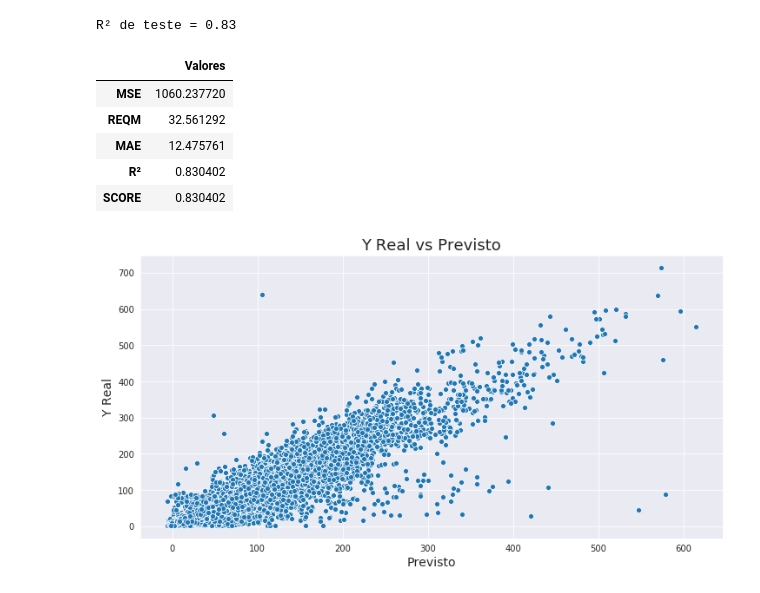
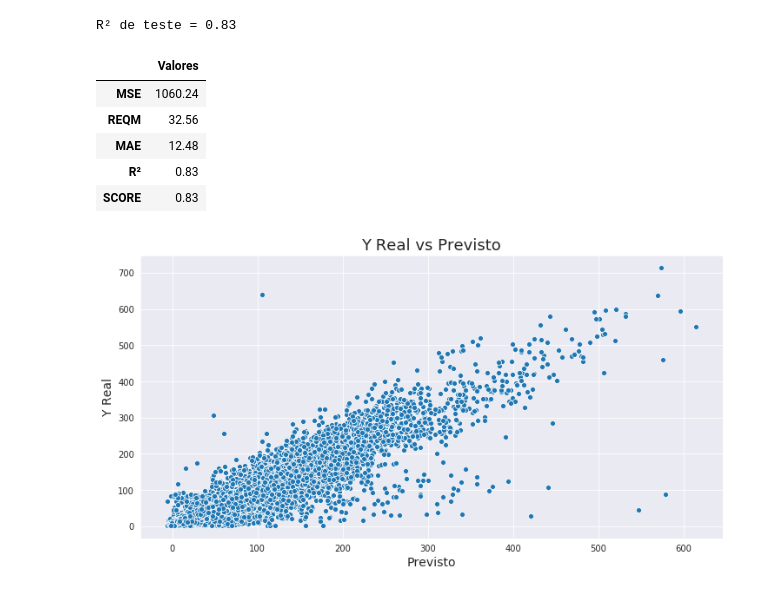
Before and after one commit to cesarvinici/DS-Beijing-PM2.5-, a Jupyter notebook: Analise Emissão PM2.5.ipynb, the cells around one changed output. Cells and saved outputs as stored; diff of their text form; code cells hidden in the pictures.

```diff
--- a/Analise Emissão PM2.5.ipynb
+++ b/Analise Emissão PM2.5.ipynb
@@ -407,20 +406,20 @@ print("R² de teste = {}".format(metrics.r2_score(y_test, predit).round(2)))
 # %% [output]
 R² de teste = 0.83
 # %%
-MSE = metrics.mean_squared_error(y_test, predit)
-REQM_2 = np.sqrt(metrics.mean_squared_error(y_test, predit))
-R2_2 = metrics.r2_score(y_test, predit)
-MAE = metrics.median_absolute_error(y_test, predit)
-SCORE = modelo.score(X_test, y_test)
+MSE = metrics.mean_squared_error(y_test, predit).round(2)
+REQM_2 = np.sqrt(metrics.mean_squared_error(y_test, predit)).round(2)
+R2_2 = metrics.r2_score(y_test, predit).round(2)
+MAE = metrics.median_absolute_error(y_test, predit).round(2)
+SCORE = modelo.score(X_test, y_test).round(2)
 
 pd.DataFrame([MSE, REQM_2, MAE, R2_2, SCORE], index=["MSE", "REQM", "MAE", "R²", "SCORE"], columns=["Valores"])
 # %% [output]
 |  | Valores |
-| MSE | 1060.237720 |
-| REQM | 32.561292 |
-| MAE | 12.475761 |
-| R² | 0.830402 |
-| SCORE | 0.830402 |
+| MSE | 1060.24 |
+| REQM | 32.56 |
+| MAE | 12.48 |
+| R² | 0.83 |
+| SCORE | 0.83 |
 # %%
 plt.figure(figsize=(12,6))
 sns.scatterplot(y=y_test, x=predit)
```
Also changed, not shown: parts of 25 cells of this notebook.
